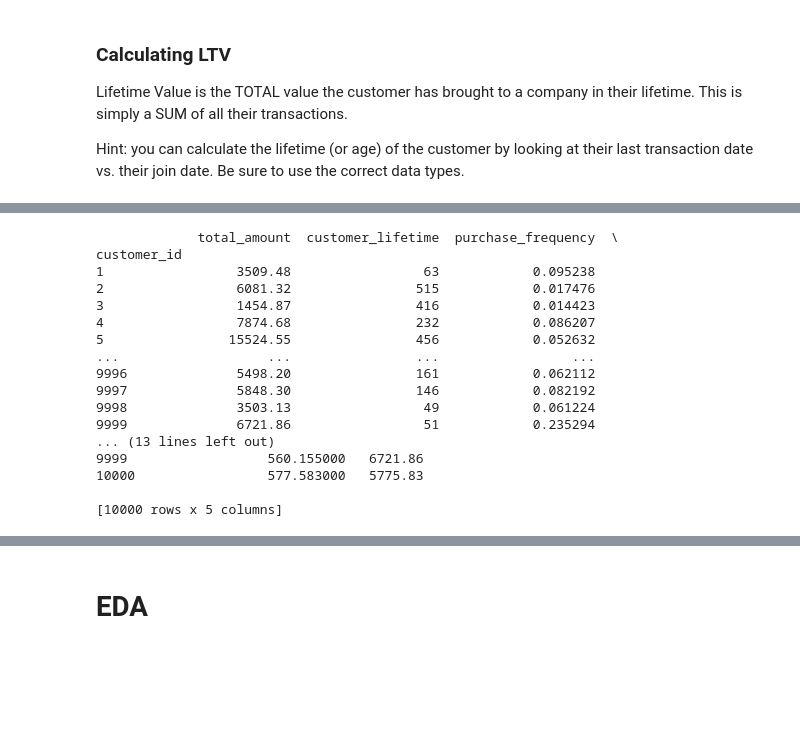
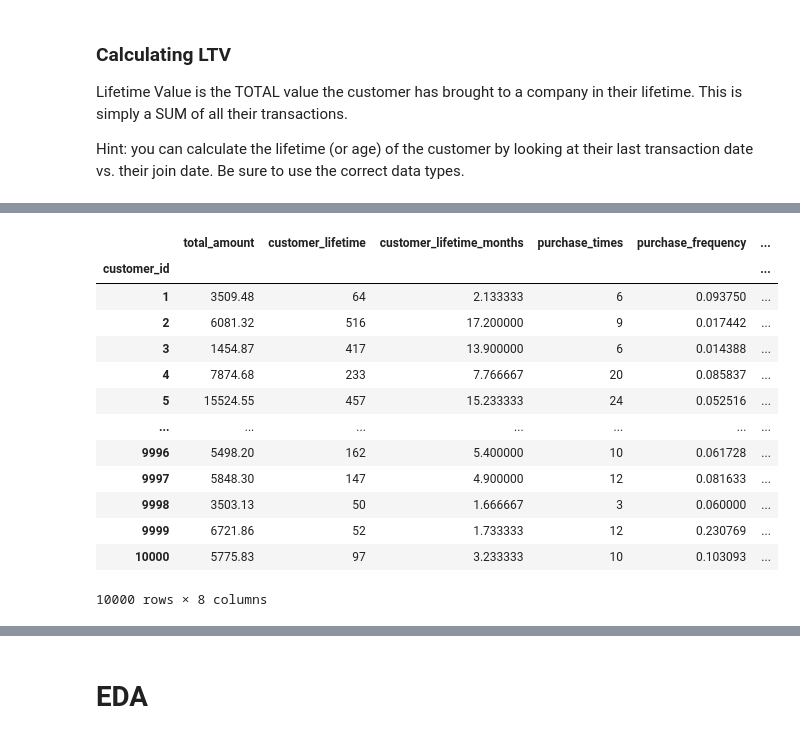
Before and after one commit to EvaW01/schulich_data_science_Xinyue-Wang, a Jupyter notebook: MBAN6110/A2_eva.ipynb, the cells around one changed output, grey strips where cells are left out. Drawn from its saved outputs; the diff is of its cells as text; code cells hidden in the pictures; blank space fills up the shorter version.

```diff
--- a/MBAN6110/A2_eva.ipynb
+++ b/MBAN6110/A2_eva.ipynb
@@ -458,44 +471,55 @@ total_amount_per_customer = df_merged.groupby('customer_id')['transaction_amount
 # %%
+# Calculate the total transaction amount for each customer
+total_amount_per_customer = df_merged.groupby('customer_id')['transaction_amount'].sum()
+
 # Calculating customer lifecycle
 first_purchase = transactions.groupby('customer_id')['transaction_date'].min()
 last_purchase = transactions.groupby('customer_id')['transaction_date'].max()
-customer_lifetime = (last_purchase - first_purchase).dt.days
+customer_lifetime = (last_purchase - first_purchase).dt.days + 1
+
+# 将customer_lifetime中等于0的值替换为1
+# customer_lifetime = customer_lifetime.replace(0, 1)
+
+customer_lifetime_months = customer_lifetime / 30
 
 # 计算平均购买频率
-purchase_frequency = df_merged.groupby('customer_id').size() / customer_lifetime
+purchase_times = df_merged.groupby('customer_id').size()
+purchase_frequency = purchase_times / customer_lifetime
+purchase_frequency_month = purchase_times / customer_lifetime_months
+
 
 # 计算每次购买的平均价值
-average_order_value = total_amount_per_customer / df_merged.groupby('customer_id').size()
+average_order_value = total_amount_per_customer / purchase_times
 
 # 计算CLV
 clv = average_order_value * purchase_frequency * customer_lifetime
-clv = clv.fillna(0)  # 如果有缺失值，将其填充为0
+#clv = clv.fillna(0)  # 如果有缺失值，将其填充为0
 
 # 合并结果
 Clv = pd.DataFrame({
     'total_amount': total_amount_per_customer,
     'customer_lifetime': customer_lifetime,
+    'customer_lifetime_months': customer_lifetime_months,
+    'purchase_times': purchase_times,
     'purchase_frequency': purchase_frequency,
+    'purchase_frequency_month': purchase_frequency_month,
     'average_order_value': average_order_value,
     'clv': clv
 })
 
-print(Clv)
+Clv
 # %% [output]
+|  | total_amount | customer_lifetime | customer_lifetime_months | purchase_times | purchase_frequency | ... |
+| customer_id |  |  |  |  |  | ... |
+| 1 | 3509.48 | 64 | 2.133333 | 6 | 0.093750 | ... |
+| 2 | 6081.32 | 516 | 17.200000 | 9 | 0.017442 | ... |
+| 3 | 1454.87 | 417 | 13.900000 | 6 | 0.014388 | ... |
+| 4 | 7874.68 | 233 | 7.766667 | 20 | 0.085837 | ... |
+| 5 | 15524.55 | 457 | 15.233333 | 24 | 0.052516 | ... |
+| ... | ... | ... | ... | ... | ... | ... |
+| 9996 | 5498.20 | 162 | 5.400000 | 10 | 0.061728 | ... |
+| 9997 | 5848.30 | 147 | 4.900000 | 12 | 0.081633 | ... |
+| 9998 | 3503.13 | 50 | 1.666667 | 3 | 0.060000 | ... |
+| 9999 | 6721.86 | 52 | 1.733333 | 12 | 0.230769 | ... |
+| 10000 | 5775.83 | 97 | 3.233333 | 10 | 0.103093 | ... |
-             total_amount  customer_lifetime  purchase_frequency  \
-customer_id
-1                 3509.48                 63            0.095238
-2                 6081.32                515            0.017476
-3                 1454.87                416            0.014423
-4                 7874.68                232            0.086207
-5                15524.55                456            0.052632
-...                   ...                ...                 ...
-9996              5498.20                161            0.062112
-9997              5848.30                146            0.082192
-9998              3503.13                 49            0.061224
-9999              6721.86                 51            0.235294
-... (13 lines left out)
-9999                  560.155000   6721.86
-10000                 577.583000   5775.83
-
-[10000 rows x 5 columns]
+10000 rows × 8 columns
```
Also changed, not shown: parts of 18 cells of this notebook.
